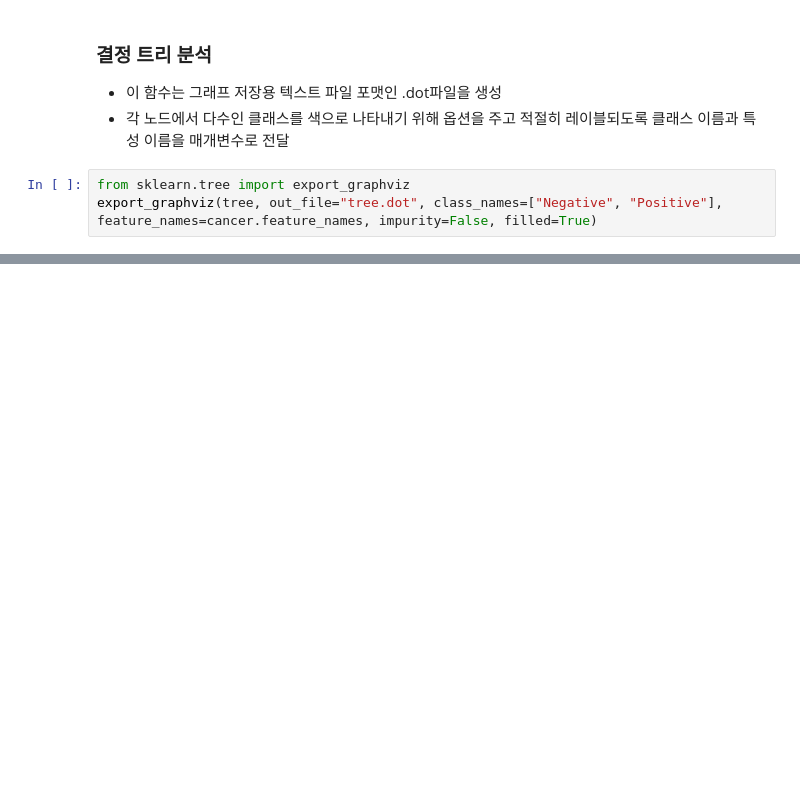
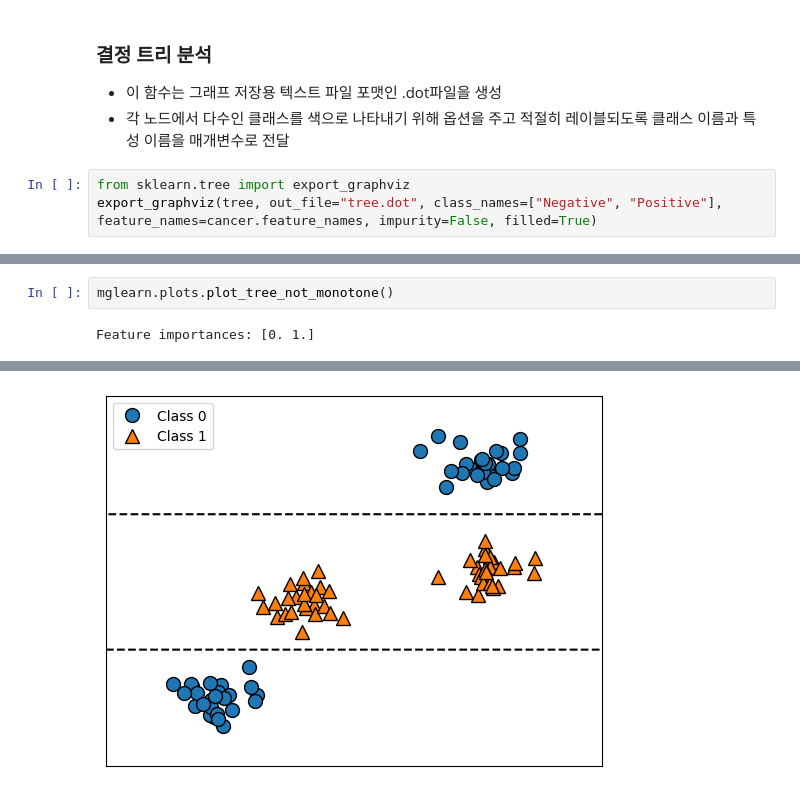
Before and after one commit to haribo09876/MachineLearning, a Jupyter notebook: 02. SupervisedLearning/03. SupervisedLearningAlgorithm.ipynb, the cells around one changed output, grey strips where cells are left out. Cells and saved outputs as stored; diff of their text form; blank space fills up the shorter version.

```diff
--- a/02. SupervisedLearning/03. SupervisedLearningAlgorithm.ipynb
+++ b/02. SupervisedLearning/03. SupervisedLearningAlgorithm.ipynb
@@ -783,0 +827,4 @@ display(graphviz.Source(dot_graph))
+# %%
+mglearn.plots.plot_tree_not_monotone()
+# %% [output]
+Feature importances: [0. 1.]
@@ -783,0 +832 @@ display(graphviz.Source(dot_graph))
+[figure, added]
```
Also changed, not shown: parts of 14 cells of this notebook, 1 other file.
